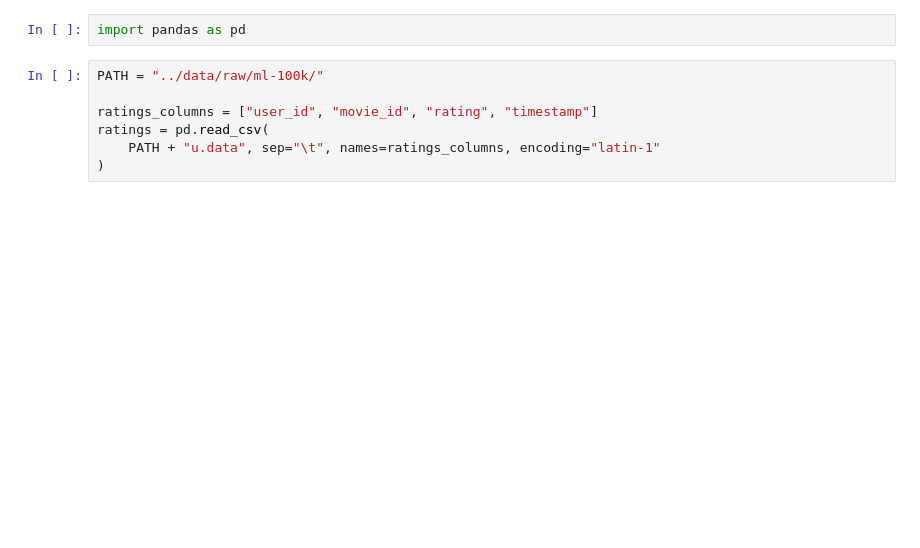
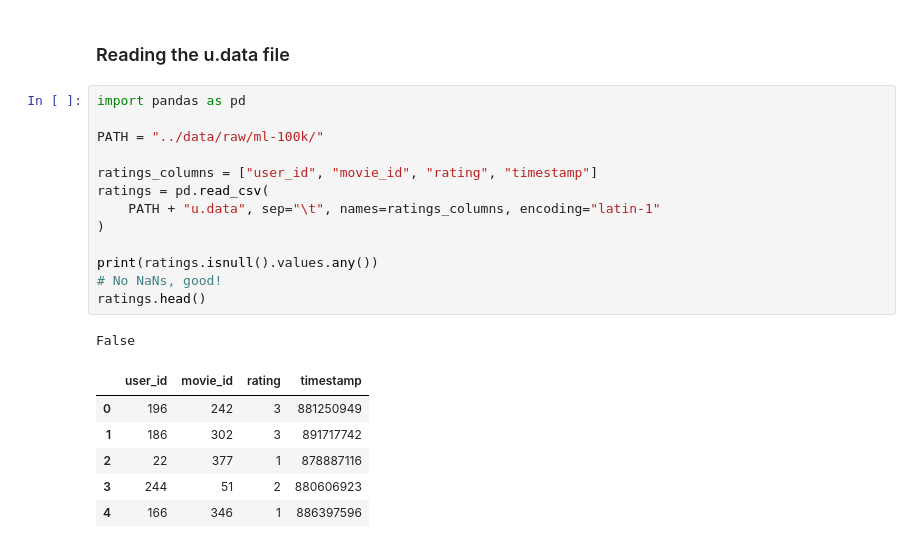
Before and after one commit to rootint/movie-recommender, a Jupyter notebook: notebooks/1.0-initial-data-exploration.ipynb, the cells around one changed output. Drawn from its saved outputs; the diff is of its cells as text; blank space fills up the shorter version.

```diff
--- a/notebooks/1.0-initial-data-exploration.ipynb
+++ b/notebooks/1.0-initial-data-exploration.ipynb
@@ -1,9 +1,23 @@
-# %%
-import pandas as pd
+# %% [markdown]
+### Reading the u.data file
 # %%
+import pandas as pd
+
 PATH = "../data/raw/ml-100k/"
 
 ratings_columns = ["user_id", "movie_id", "rating", "timestamp"]
 ratings = pd.read_csv(
     PATH + "u.data", sep="\t", names=ratings_columns, encoding="latin-1"
 )
+
+print(ratings.isnull().values.any())
+# No NaNs, good!
+ratings.head()
+# %% [output]
+False
+|  | user_id | movie_id | rating | timestamp |
+| 0 | 196 | 242 | 3 | 881250949 |
+| 1 | 186 | 302 | 3 | 891717742 |
+| 2 | 22 | 377 | 1 | 878887116 |
+| 3 | 244 | 51 | 2 | 880606923 |
+| 4 | 166 | 346 | 1 | 886397596 |
```
Also changed, not shown: parts of 21 cells of this notebook, 12 other files.
